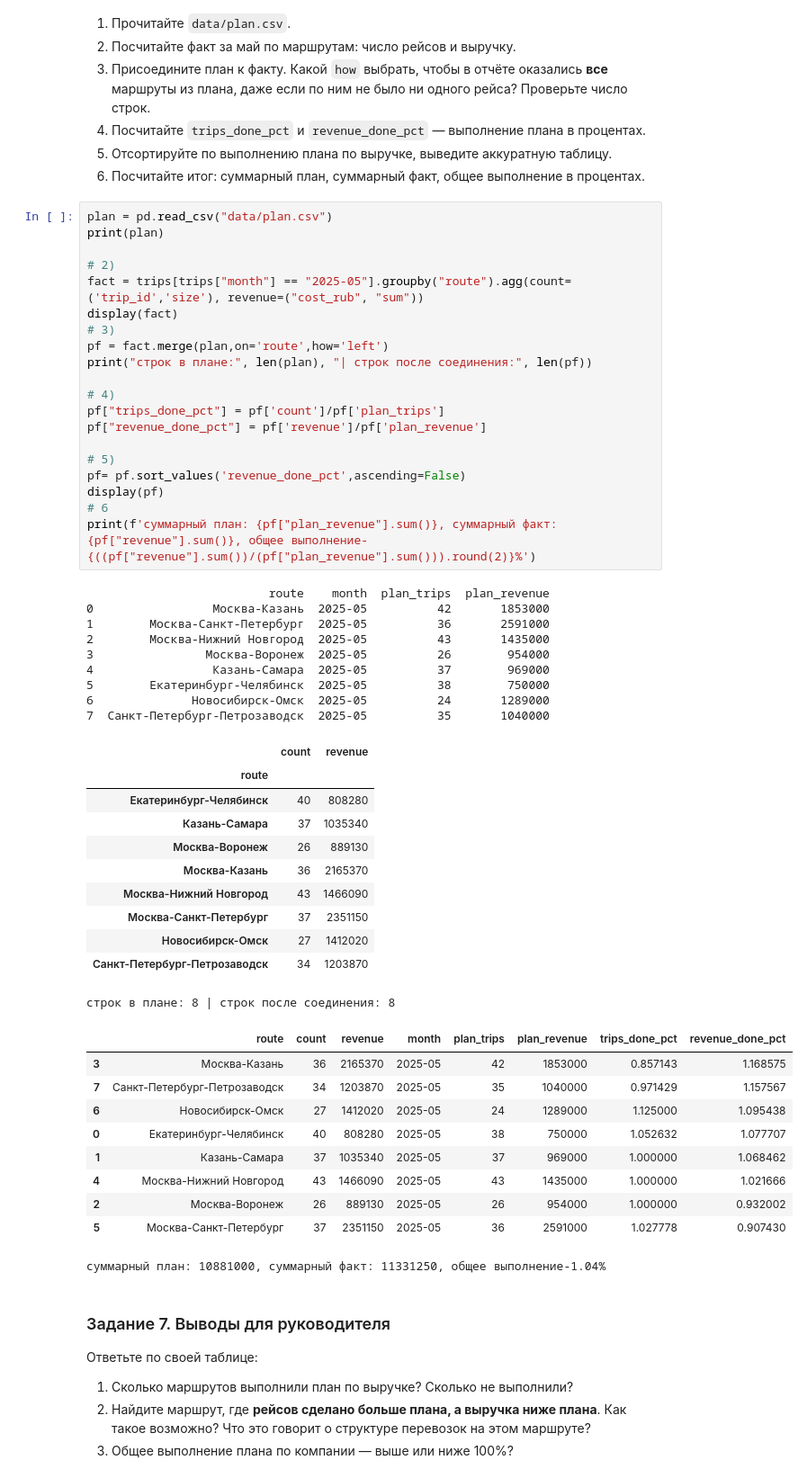
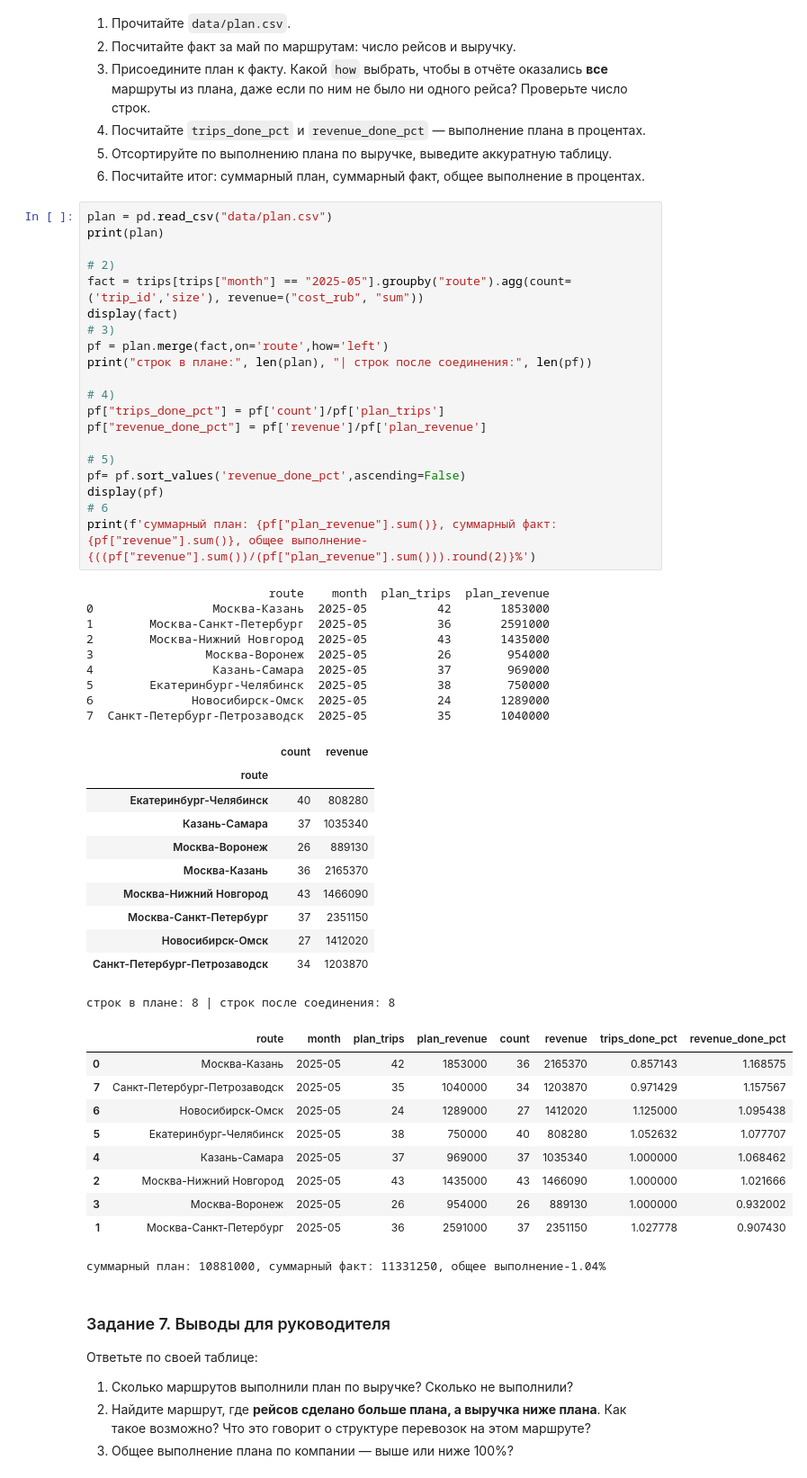
Before and after one commit to nnikolaeva722-byte/laborotory_work, a Jupyter notebook: S3_17.10.2026/17.10.2026/LW2 (7).ipynb, the cells around one changed output. Shown at 90% size. Drawn from its saved outputs; the diff is of its cells as text.

```diff
--- a/S3_17.10.2026/17.10.2026/LW2 (7).ipynb
+++ b/S3_17.10.2026/17.10.2026/LW2 (7).ipynb
@@ -1025,48 +1025,48 @@ print(plan)
 fact = trips[trips["month"] == "2025-05"].groupby("route").agg(count=('trip_id','size'), revenue=("cost_rub", "sum"))
 display(fact)
 # 3)
-pf = fact.merge(plan,on='route',how='left')
+pf = plan.merge(fact,on='route',how='left')
 print("строк в плане:", len(plan), "| строк после соединения:", len(pf))
 
 # 4)
 pf["trips_done_pct"] = pf['count']/pf['plan_trips']
 pf["revenue_done_pct"] = pf['revenue']/pf['plan_revenue']
 
 # 5)
 pf= pf.sort_values('revenue_done_pct',ascending=False)
 display(pf)
 # 6
 print(f'суммарный план: {pf["plan_revenue"].sum()}, cуммарный факт: {pf["revenue"].sum()}, общее выполнение-{((pf["revenue"].sum())/(pf["plan_revenue"].sum())).round(2)}%')
 # %% [output]
                           route    month  plan_trips  plan_revenue
 0                 Москва-Казань  2025-05          42       1853000
 1        Москва-Санкт-Петербург  2025-05          36       2591000
 2        Москва-Нижний Новгород  2025-05          43       1435000
 3                Москва-Воронеж  2025-05          26        954000
 4                 Казань-Самара  2025-05          37        969000
 5        Екатеринбург-Челябинск  2025-05          38        750000
 6              Новосибирск-Омск  2025-05          24       1289000
 7  Санкт-Петербург-Петрозаводск  2025-05          35       1040000
 |  | count | revenue |
 | route |  |  |
 | Екатеринбург-Челябинск | 40 | 808280 |
 | Казань-Самара | 37 | 1035340 |
 | Москва-Воронеж | 26 | 889130 |
 | Москва-Казань | 36 | 2165370 |
 | Москва-Нижний Новгород | 43 | 1466090 |
 | Москва-Санкт-Петербург | 37 | 2351150 |
 | Новосибирск-Омск | 27 | 1412020 |
 | Санкт-Петербург-Петрозаводск | 34 | 1203870 |
 строк в плане: 8 | строк после соединения: 8
-|  | route | count | revenue | month | plan_trips | plan_revenue | trips_done_pct | revenue_done_pct |
-| 3 | Москва-Казань | 36 | 2165370 | 2025-05 | 42 | 1853000 | 0.857143 | 1.168575 |
-| 7 | Санкт-Петербург-Петрозаводск | 34 | 1203870 | 2025-05 | 35 | 1040000 | 0.971429 | 1.157567 |
-| 6 | Новосибирск-Омск | 27 | 1412020 | 2025-05 | 24 | 1289000 | 1.125000 | 1.095438 |
-| 0 | Екатеринбург-Челябинск | 40 | 808280 | 2025-05 | 38 | 750000 | 1.052632 | 1.077707 |
-| 1 | Казань-Самара | 37 | 1035340 | 2025-05 | 37 | 969000 | 1.000000 | 1.068462 |
-| 4 | Москва-Нижний Новгород | 43 | 1466090 | 2025-05 | 43 | 1435000 | 1.000000 | 1.021666 |
-| 2 | Москва-Воронеж | 26 | 889130 | 2025-05 | 26 | 954000 | 1.000000 | 0.932002 |
-| 5 | Москва-Санкт-Петербург | 37 | 2351150 | 2025-05 | 36 | 2591000 | 1.027778 | 0.907430 |
+|  | route | month | plan_trips | plan_revenue | count | revenue | trips_done_pct | revenue_done_pct |
+| 0 | Москва-Казань | 2025-05 | 42 | 1853000 | 36 | 2165370 | 0.857143 | 1.168575 |
+| 7 | Санкт-Петербург-Петрозаводск | 2025-05 | 35 | 1040000 | 34 | 1203870 | 0.971429 | 1.157567 |
+| 6 | Новосибирск-Омск | 2025-05 | 24 | 1289000 | 27 | 1412020 | 1.125000 | 1.095438 |
+| 5 | Екатеринбург-Челябинск | 2025-05 | 38 | 750000 | 40 | 808280 | 1.052632 | 1.077707 |
+| 4 | Казань-Самара | 2025-05 | 37 | 969000 | 37 | 1035340 | 1.000000 | 1.068462 |
+| 2 | Москва-Нижний Новгород | 2025-05 | 43 | 1435000 | 43 | 1466090 | 1.000000 | 1.021666 |
+| 3 | Москва-Воронеж | 2025-05 | 26 | 954000 | 26 | 889130 | 1.000000 | 0.932002 |
+| 1 | Москва-Санкт-Петербург | 2025-05 | 36 | 2591000 | 37 | 2351150 | 1.027778 | 0.907430 |
 суммарный план: 10881000, cуммарный факт: 11331250, общее выполнение-1.04%
 # %% [markdown]
 ### Задание 7. Выводы для руководителя
```
Also changed, not shown: parts of 3 cells of this notebook.
